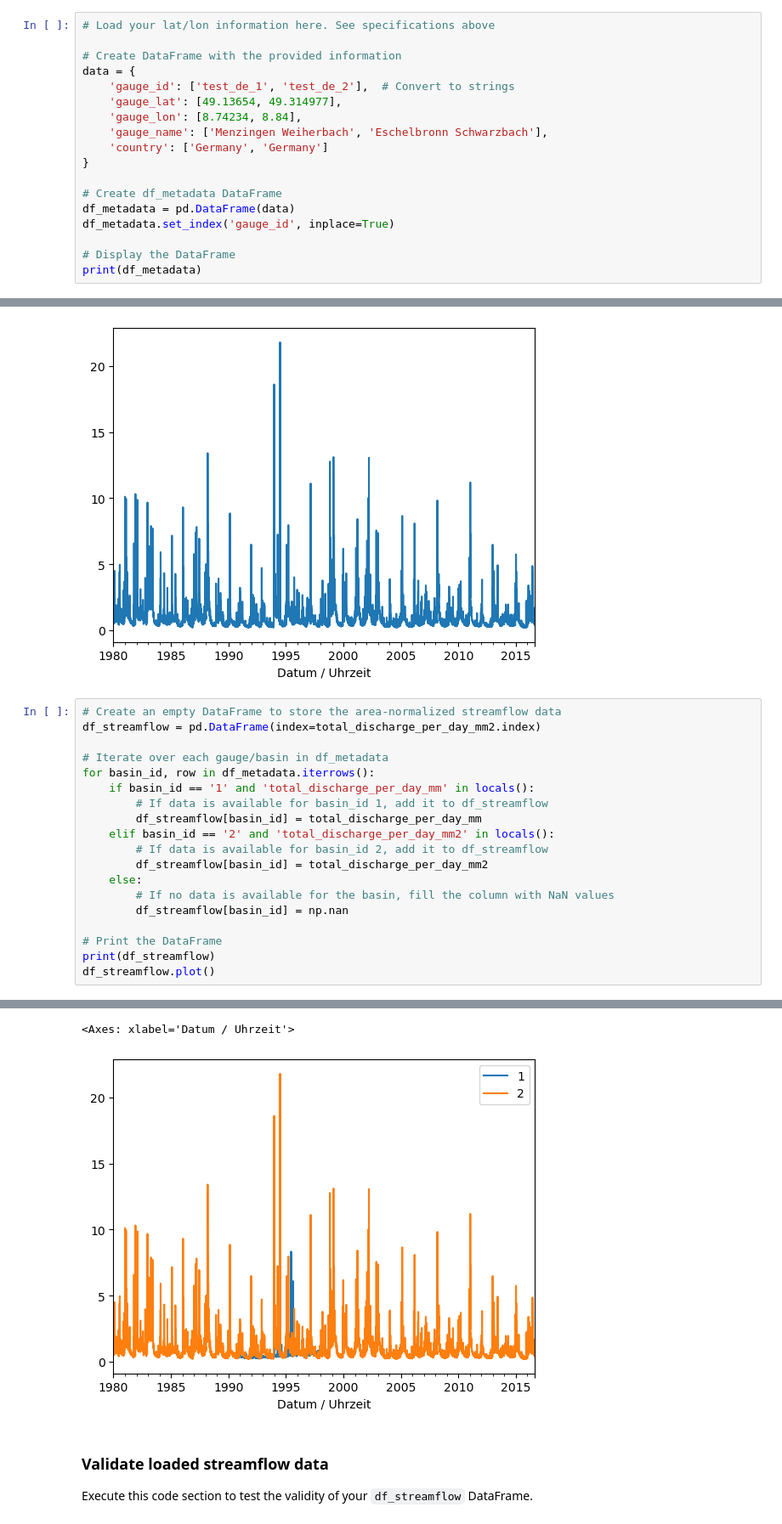
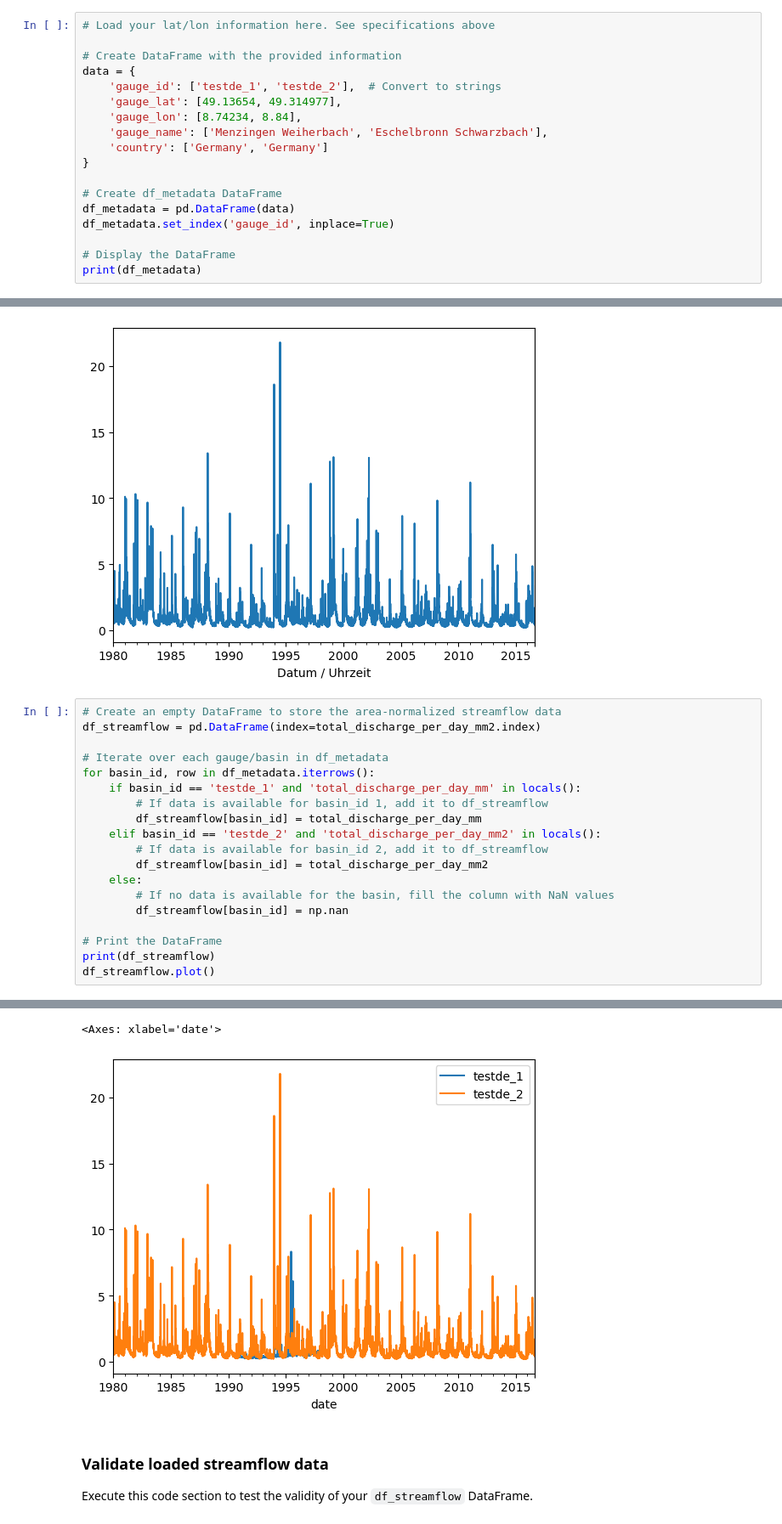
Before and after one commit to Ash-Manoj/Caravan_local, a Jupyter notebook: code/Caravan_part2_local_postprocessing.ipynb, the cells around one changed output, grey strips where cells are left out. Shown: that part at 85% size. Saved outputs shown, nothing was run; the diff lists cells and outputs as text.

Commit message:
testde

```diff
--- a/code/Caravan_part2_local_postprocessing.ipynb
+++ b/code/Caravan_part2_local_postprocessing.ipynb
@@ -190,7 +190,7 @@ You need to do the following:
 
 # Create DataFrame with the provided information
 data = {
-    'gauge_id': ['test_de_1', 'test_de_2'],  # Convert to strings
+    'gauge_id': ['testde_1', 'testde_2'],  # Convert to strings
     'gauge_lat': [49.13654, 49.314977],
     'gauge_lon': [8.74234, 8.84],
     'gauge_name': ['Menzingen Weiherbach', 'Eschelbronn Schwarzbach'],
@@ -437,10 +435,10 @@ df_streamflow = pd.DataFrame(index=total_discharge_per_day_mm2.index)
 
 # Iterate over each gauge/basin in df_metadata
 for basin_id, row in df_metadata.iterrows():
-    if basin_id == '1' and 'total_discharge_per_day_mm' in locals():
+    if basin_id == 'testde_1' and 'total_discharge_per_day_mm' in locals():
         # If data is available for basin_id 1, add it to df_streamflow
         df_streamflow[basin_id] = total_discharge_per_day_mm
-    elif basin_id == '2' and 'total_discharge_per_day_mm2' in locals():
+    elif basin_id == 'testde_2' and 'total_discharge_per_day_mm2' in locals():
         # If data is available for basin_id 2, add it to df_streamflow
         df_streamflow[basin_id] = total_discharge_per_day_mm2
     else:
@@ -467,7 +465,7 @@ Datum / Uhrzeit
 
 [13393 rows x 2 columns]
-<Axes: xlabel='Datum / Uhrzeit'>
+<Axes: xlabel='date'>
-[figure, old version]
+[figure, new version]
 # %% [markdown]
 ### Validate loaded streamflow data
 Execute this code section to test the validity of your `df_streamflow` DataFrame.
```
Also changed, not shown: parts of 14 cells of this notebook, 11 other files.
